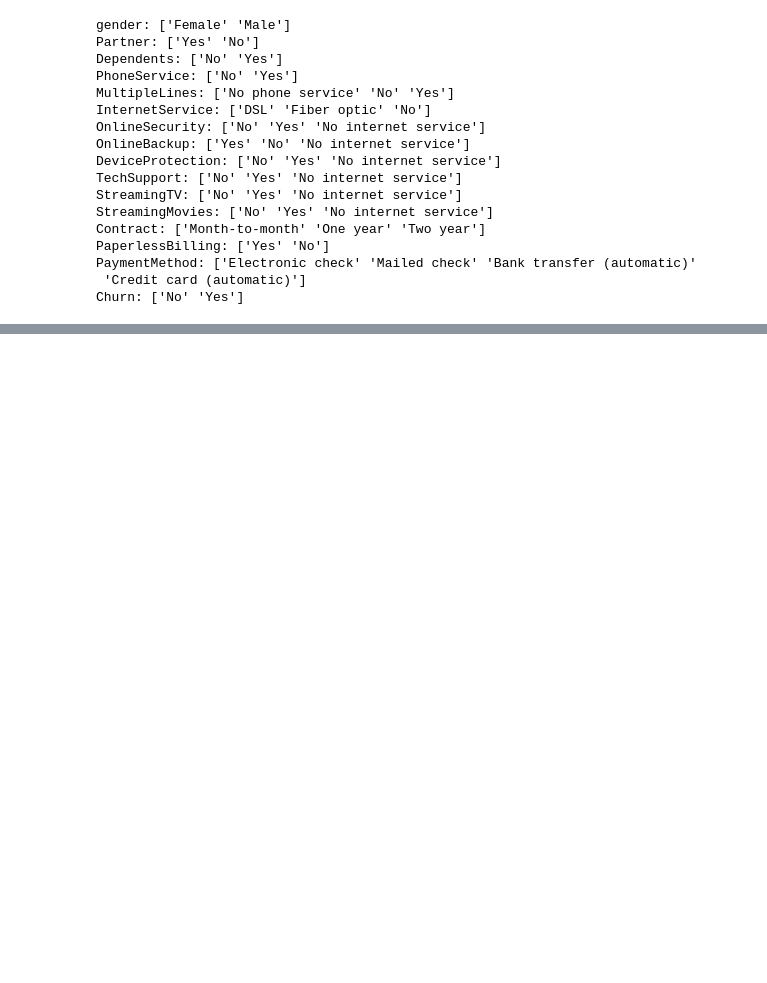
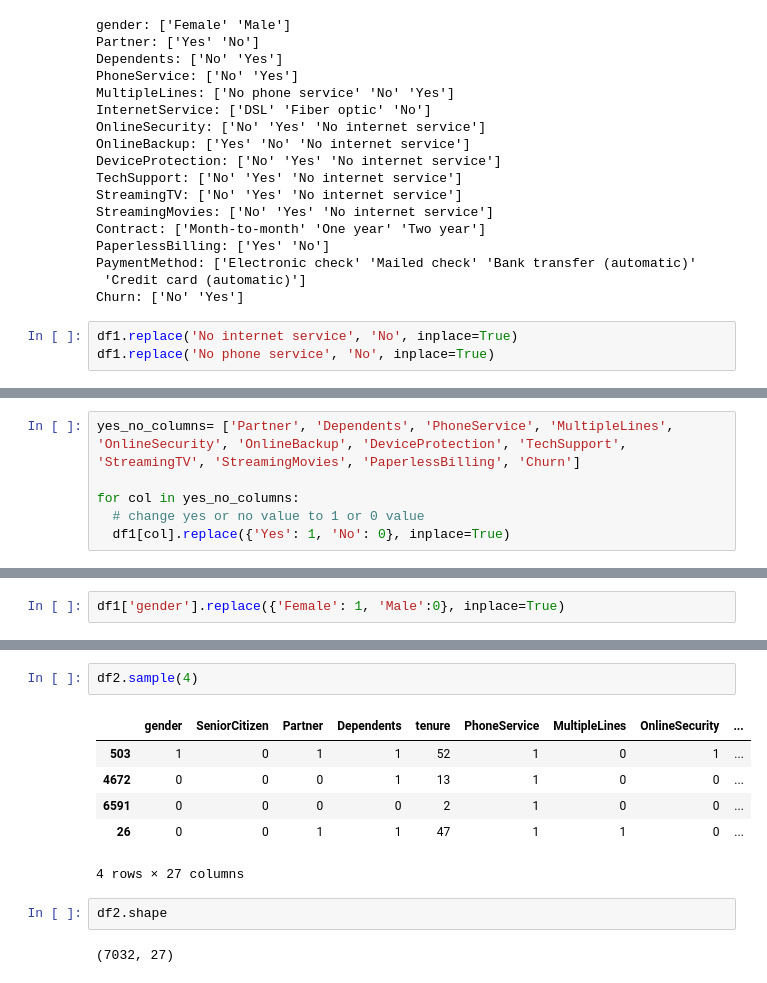
Before and after one commit to Innovanito/deep-learing-basics, a Jupyter notebook: Customer Churn Prediction using ANN/main.ipynb, the cells around one changed output, grey strips where cells are left out. Saved outputs shown, nothing was run; the diff lists cells and outputs as text; blank space fills up the shorter version.

```diff
--- a/Customer Churn Prediction using ANN/main.ipynb
+++ b/Customer Churn Prediction using ANN/main.ipynb
@@ -190,3 +190,6 @@ PaperlessBilling: ['Yes' 'No']
 PaymentMethod: ['Electronic check' 'Mailed check' 'Bank transfer (automatic)'
  'Credit card (automatic)']
 Churn: ['No' 'Yes']
+# %%
+df1.replace('No internet service', 'No', inplace=True)
+df1.replace('No phone service', 'No', inplace=True)
@@ -192,0 +225,6 @@ Churn: ['No' 'Yes']
+# %%
+yes_no_columns= ['Partner', 'Dependents', 'PhoneService', 'MultipleLines', 'OnlineSecurity', 'OnlineBackup', 'DeviceProtection', 'TechSupport', 'StreamingTV', 'StreamingMovies', 'PaperlessBilling', 'Churn']
+
+for col in yes_no_columns:
+  # change yes or no value to 1 or 0 value
+  df1[col].replace({'Yes': 1, 'No': 0}, inplace=True)
@@ -192,0 +257,2 @@ Churn: ['No' 'Yes']
+# %%
+df1['gender'].replace({'Female': 1, 'Male':0}, inplace=True)
@@ -192,0 +286,13 @@ Churn: ['No' 'Yes']
+# %%
+df2.sample(4)
+# %% [output]
+|  | gender | SeniorCitizen | Partner | Dependents | tenure | PhoneService | MultipleLines | OnlineSecurity | ... |
+| 503 | 1 | 0 | 1 | 1 | 52 | 1 | 0 | 1 | ... |
+| 4672 | 0 | 0 | 0 | 1 | 13 | 1 | 0 | 0 | ... |
+| 6591 | 0 | 0 | 0 | 0 | 2 | 1 | 0 | 0 | ... |
+| 26 | 0 | 0 | 1 | 1 | 47 | 1 | 1 | 0 | ... |
+4 rows × 27 columns
+# %%
+df2.shape
+# %% [output]
+(7032, 27)
```
Also changed, not shown: parts of 30 cells of this notebook.
